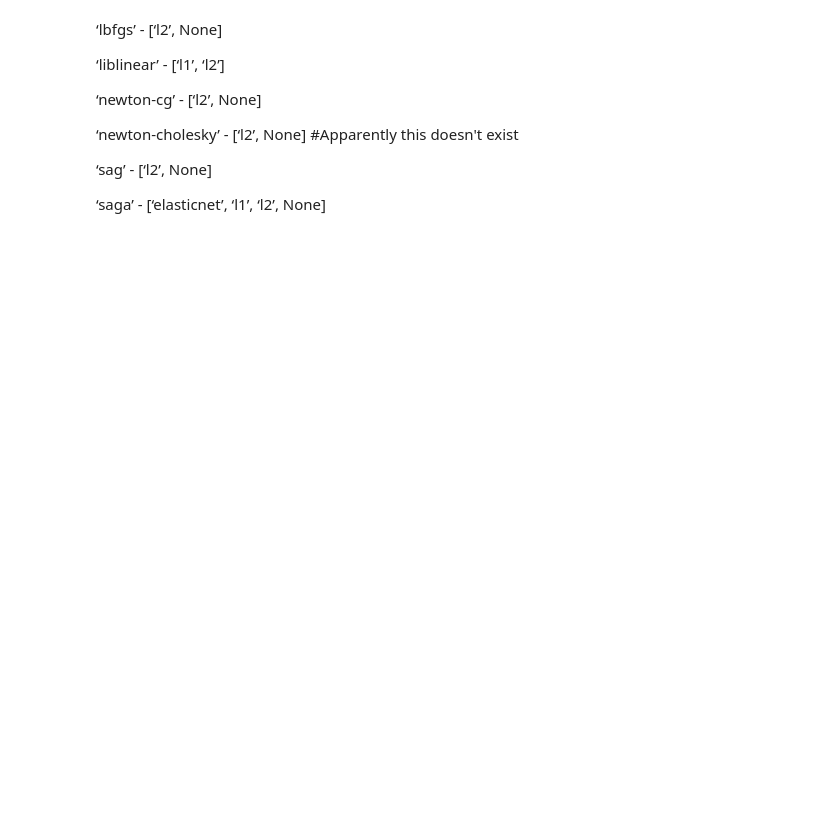
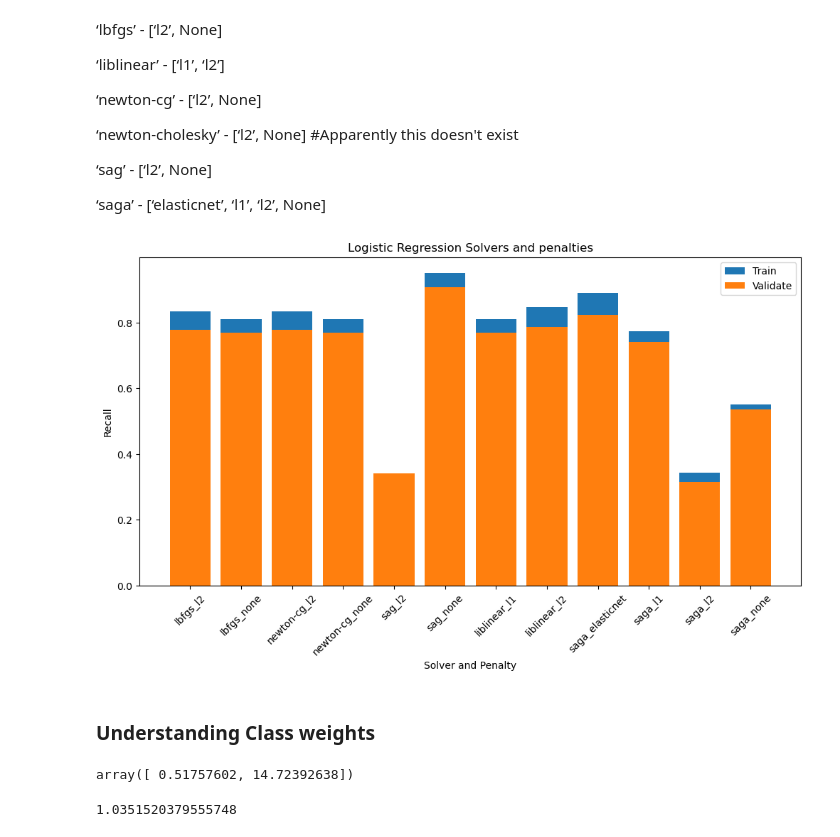
Before and after one commit to JoshuaHolt-Tech/proactive-maintence-project, a Jupyter notebook: modeling.ipynb, the cells around one changed output. Drawn from its saved outputs; the diff is of its cells as text; code cells hidden in the pictures; blank space fills up the shorter version.

```diff
--- a/modeling.ipynb
+++ b/modeling.ipynb
@@ -56,0 +77,6 @@ baseline
+# %%
+baseline0.fit(X_train, y_train)
+baseline1.fit(X_train, y_train)
+baseline2.fit(X_train, y_train)
+baseline3.fit(X_train, y_train)
+baseline4.fit(X_train, y_train)
@@ -95,6 +175,3 @@ for i in range(1, 25):
 
 df_tune = pd.DataFrame(metrics)
 df_tune['difference'] = df_tune.train_accuracy - df_tune.validate_accuracy
-# %%
-y_pred = trees.predict(X_train)
-y_pred_val = trees.predict(X_val)
@@ -112,7 +189,12 @@ plt.show()
 metrics = []
 
 for i in range(1, 20):
-    rf_5 = RandomForestClassifier(max_depth=i, min_samples_leaf = 5, random_state= 1969)
+    rf_5 = RandomForestClassifier(max_depth=i,
+                                  min_samples_leaf = 3,
+                                  random_state= 1969,
+                                  n_estimators = 100,
+                                  criterion = 'entropy',
+                                  class_weight='balanced')
     rf_5 = rf_5.fit(X_train, y_train)
 
 
@@ -200,7 +286,7 @@ for solver in solver_list:
             l1_ratio = 0.5
         else:
             l1_ratio = None
-        logit = LogisticRegression(penalty = penalty, solver=solver, l1_ratio = l1_ratio, random_state= 1969)
+        logit = LogisticRegression(penalty = penalty, solver=solver, l1_ratio = l1_ratio, random_state= 1969, class_weight='balanced')
         logit.fit(X_train, y_train)
 
 
@@ -219,17 +305,22 @@ for solver in solver_list:
 logit_df = pd.DataFrame(metrics)
 logit_df['difference'] = logit_df.train_accuracy - logit_df.validate_accuracy
 # %%
+#Make a better bar plot
 plt.figure(figsize=(12,6))
-plt.plot(logit_df.solver_penalty, logit_df.train_accuracy, marker = 'o', label= 'Train')
-plt.plot(logit_df.solver_penalty, logit_df.validate_accuracy, marker = 'o', label= 'Validate')
+plt.bar(logit_df.solver_penalty, logit_df.train_accuracy, label= 'Train')
+plt.bar(logit_df.solver_penalty, logit_df.validate_accuracy, label= 'Validate')
 #plt.plot(logit_df.solver_penalty, logit_df.difference, marker = '.', label = 'Difference')
 
 plt.legend()
 plt.title("Logistic Regression Solvers and penalties")
 plt.xlabel("Solver and Penalty")
 plt.xticks(rotation = 45)
 plt.ylabel("Recall")
 plt.show()
+# %% [output]
+[figure, added]
 # %%
 #Up sampling
 #Class weights
+# %% [markdown]
+### Understanding Class weights
@@ -235,0 +330,10 @@ plt.show()
+# %%
+sklearn_weights
+# %% [output]
+array([ 0.51757602, 14.72392638])
+# %%
+#Manual calc:
+majority_weight = 1/((len(train.Target)-train.Target.sum())/len(train.Target))
+majority_weight
+# %% [output]
+1.0351520379555748
```
Also changed, not shown: parts of 17 cells of this notebook, 1 other file.
